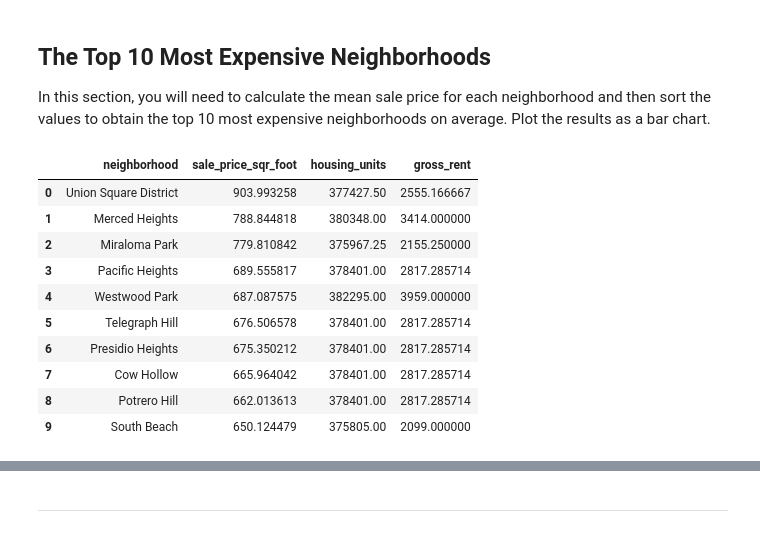
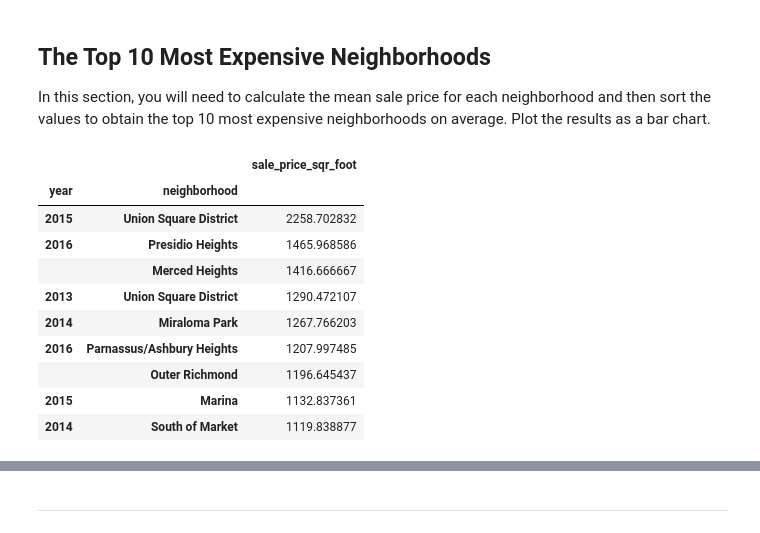
Before and after one commit to adriennestark/week_6_homework, a Jupyter notebook: rental_analysis.ipynb, the cells around one changed output, grey strips where cells are left out. Cells and saved outputs as stored; diff of their text form; code cells hidden in the pictures.

```diff
--- a/rental_analysis.ipynb
+++ b/rental_analysis.ipynb
@@ -22,7 +23,7 @@ mapbox_token = os.getenv("MAPBOX_PUBLIC_TOKEN")
 # %%
 # Read the census data into a Pandas DataFrame
 file_path = Path("Data/sfo_neighborhoods_census_data.csv")
-sfo_data = pd.read_csv(file_path, index_col="year")
+sfo_data = pd.read_csv(file_path, index_col="year", infer_datetime_format=True)
 sfo_data.head()
 # %% [output]
 |  | neighborhood | sale_price_sqr_foot | housing_units | gross_rent |
@@ -139,5 +141,8 @@ In this section, you will use hvplot to create an interactive visulization of th
 Hint: It will be easier to create a new DataFrame from grouping the data and calculating the mean prices for each year and neighborhood
 # %%
 # Group by year and neighborhood and then create a new dataframe of the mean values
-# YOUR CODE HERE!
+
+sfo_neighborhood=sfo_data.groupby(["year", "neighborhood"]).mean()
+
+sfo_neighborhood
 # %% [output]
@@ -155,5 +168,12 @@ Hint: It will be easier to create a new DataFrame from grouping the data and cal
 # %%
 # Use hvplot to create an interactive line chart of the average price per sq ft.
 # The plot should have a dropdown selector for the neighborhood
-# YOUR CODE HERE!
+sfo_neighborhood_sale=sfo_neighborhood.drop(columns="gross_rent").drop(columns="housing_units")
+sfo_neighborhood_sale
+
+def choose_neighborhood(neighborhood):
+    return neighborhood
+
+list_of_neighborhoods = sfo_neighborhood_sale['neighborhood'].values.tolist()
+interact(choose_neighborhood, neighborhood=list_of_neighborhoods)
 # %% [output]
@@ -166,18 +186,20 @@ Hint: It will be easier to create a new DataFrame from grouping the data and cal
 In this section, you will need to calculate the mean sale price for each neighborhood and then sort the values to obtain the top 10 most expensive neighborhoods on average. Plot the results as a bar chart.
 # %%
 # Getting the data from the top 10 expensive neighborhoods
-# YOUR CODE HERE!
+sfo_neighborhood_exp=sfo_neighborhood_sale.sort_values("sale_price_sqr_foot", ascending=False).iloc[0:9]
+
+sfo_neighborhood_exp
 # %% [output]
-|  | neighborhood | sale_price_sqr_foot | housing_units | gross_rent |
-| 0 | Union Square District | 903.993258 | 377427.50 | 2555.166667 |
-| 1 | Merced Heights | 788.844818 | 380348.00 | 3414.000000 |
-| 2 | Miraloma Park | 779.810842 | 375967.25 | 2155.250000 |
-| 3 | Pacific Heights | 689.555817 | 378401.00 | 2817.285714 |
-| 4 | Westwood Park | 687.087575 | 382295.00 | 3959.000000 |
-| 5 | Telegraph Hill | 676.506578 | 378401.00 | 2817.285714 |
-| 6 | Presidio Heights | 675.350212 | 378401.00 | 2817.285714 |
-| 7 | Cow Hollow | 665.964042 | 378401.00 | 2817.285714 |
-| 8 | Potrero Hill | 662.013613 | 378401.00 | 2817.285714 |
-| 9 | South Beach | 650.124479 | 375805.00 | 2099.000000 |
+|  |  | sale_price_sqr_foot |
+| year | neighborhood |  |
+| 2015 | Union Square District | 2258.702832 |
+| 2016 | Presidio Heights | 1465.968586 |
+|  | Merced Heights | 1416.666667 |
+| 2013 | Union Square District | 1290.472107 |
+| 2014 | Miraloma Park | 1267.766203 |
+| 2016 | Parnassus/Ashbury Heights | 1207.997485 |
+|  | Outer Richmond | 1196.645437 |
+| 2015 | Marina | 1132.837361 |
+| 2014 | South of Market | 1119.838877 |
 # %%
 # Plotting the data from the top 10 expensive neighborhoods
```
Also changed, not shown: parts of 13 cells of this notebook.
